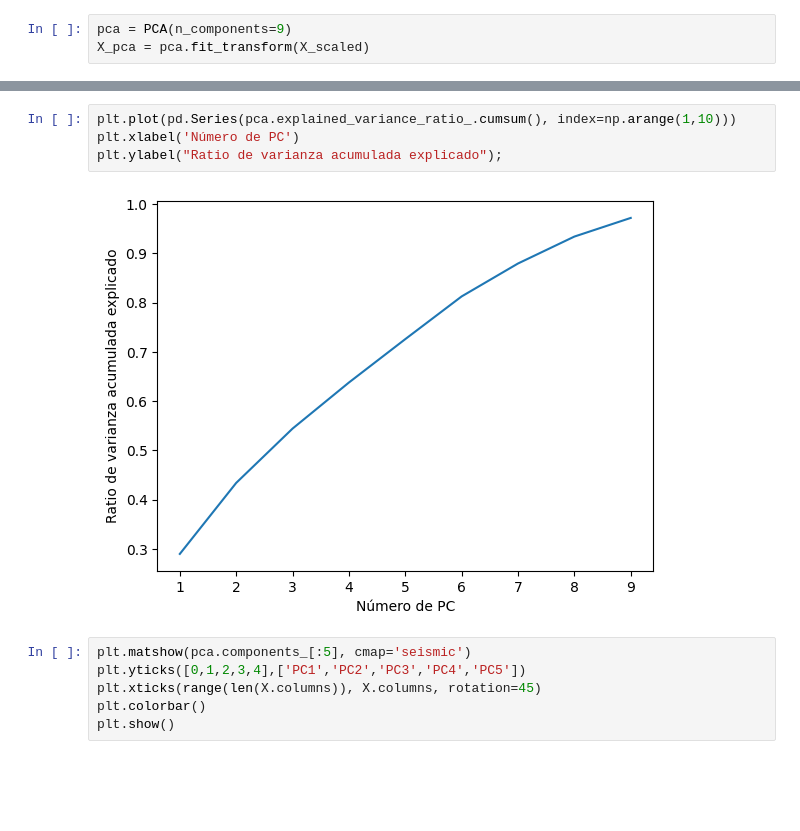
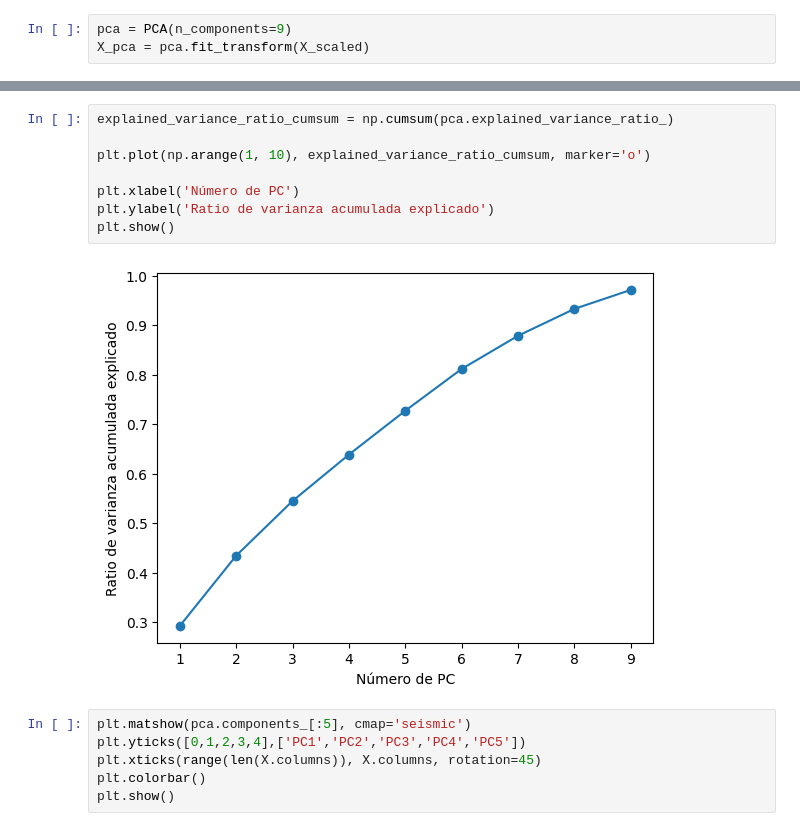
Before and after one commit to Vihelmet/Analisis_calidad_vino_blanco_ML, a Jupyter notebook: notebooks/03_Entrenamiento_modelo.ipynb, the cells around one changed output, grey strips where cells are left out. Cells and saved outputs as stored; diff of their text form; blank space fills up the shorter version.

```diff
--- a/notebooks/03_Entrenamiento_modelo.ipynb
+++ b/notebooks/03_Entrenamiento_modelo.ipynb
@@ -371,9 +363,13 @@ array([0.28980821, 0.14422999, 0.11031035, 0.093588  , 0.08813295,
 # %%
-plt.plot(pd.Series(pca.explained_variance_ratio_.cumsum(), index=np.arange(1,10)))
+explained_variance_ratio_cumsum = np.cumsum(pca.explained_variance_ratio_)
+
+plt.plot(np.arange(1, 10), explained_variance_ratio_cumsum, marker='o')
+
 plt.xlabel('Número de PC')
-plt.ylabel("Ratio de varianza acumulada explicado");
+plt.ylabel('Ratio de varianza acumulada explicado')
+plt.show()
 # %% [output]
-[figure, old version]
+[figure, new version]
 # %%
 plt.matshow(pca.components_[:5], cmap='seismic')
 plt.yticks([0,1,2,3,4],['PC1','PC2','PC3','PC4','PC5'])
```
Also changed, not shown: parts of 2 cells of this notebook, 1 other file.
